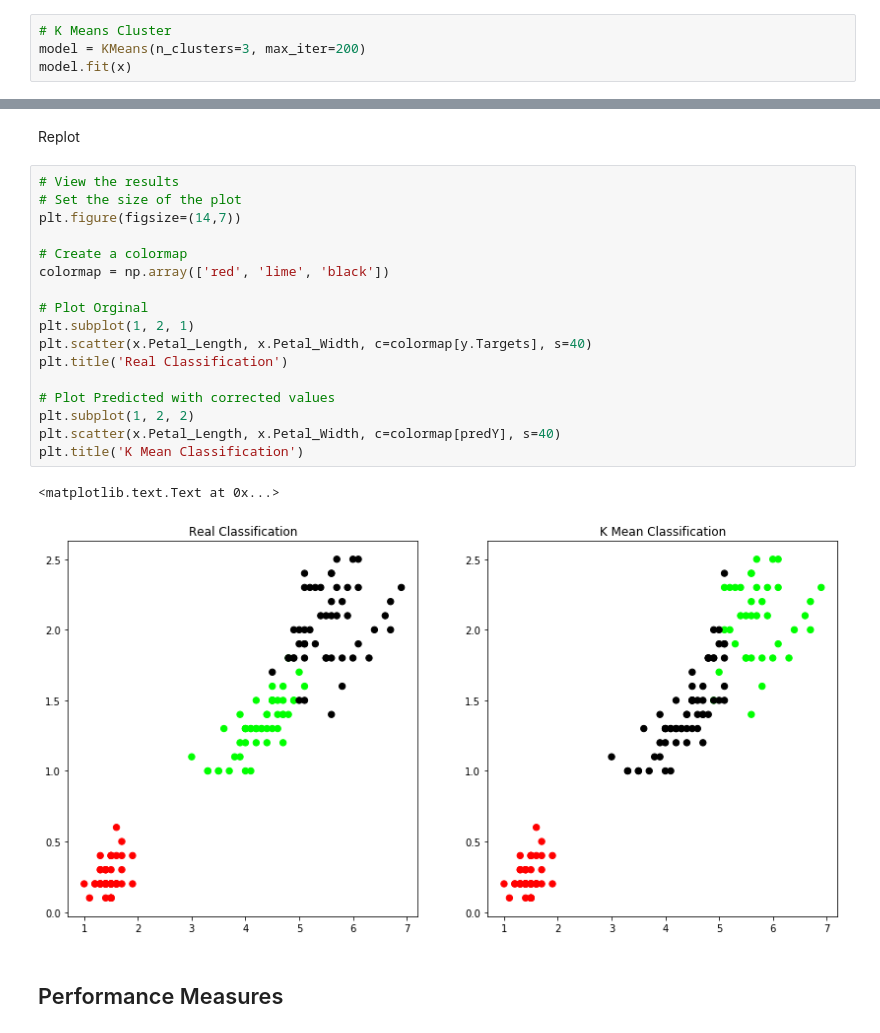
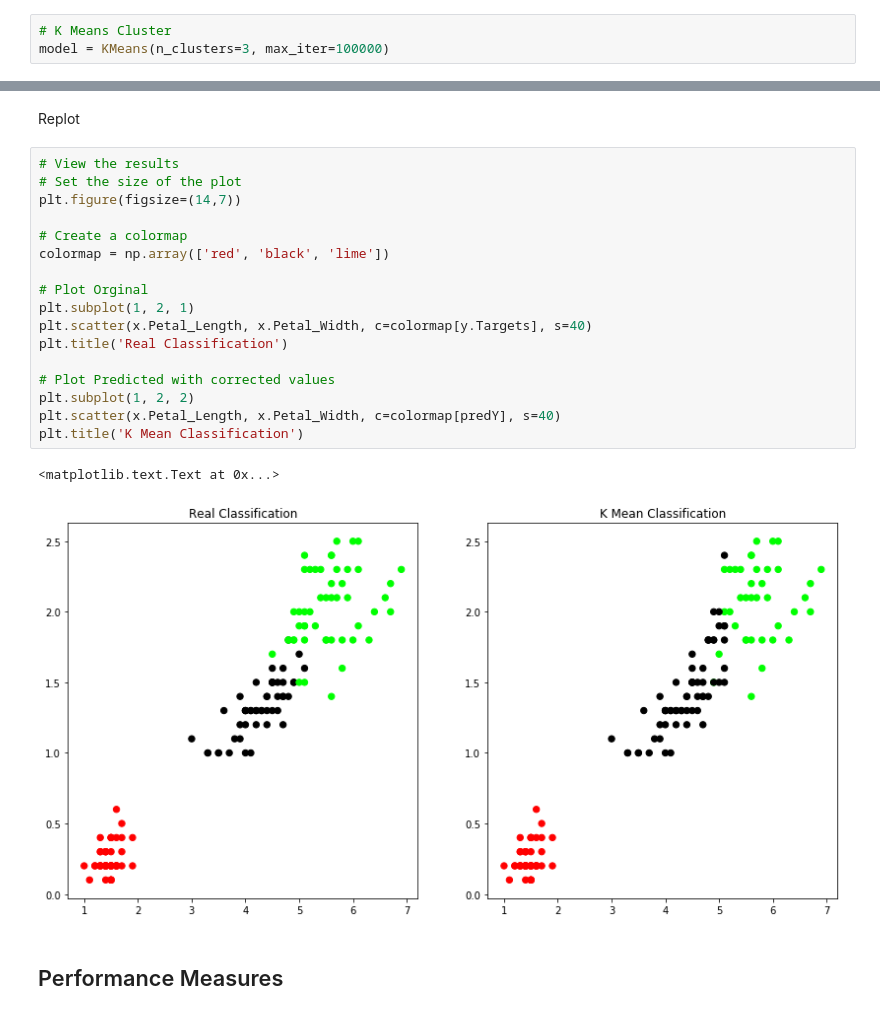
Before and after one commit to mstfldmr/IntelAIWorkshop, a Jupyter notebook: KMeansClustering.ipynb, the cells around one changed output, grey strips where cells are left out. Saved outputs shown, nothing was run; the diff lists cells and outputs as text.

```diff
--- a/KMeansClustering.ipynb
+++ b/KMeansClustering.ipynb
@@ -96,5 +117,4 @@ plt.title('Petal')
 ## Build the K Means Modelm
 # %%
 # K Means Cluster
-model = KMeans(n_clusters=3, max_iter=200)
-model.fit(x)
+model = KMeans(n_clusters=3, max_iter=100000)
@@ -180,23 +202,23 @@ Replot
 # %%
 # View the results
 # Set the size of the plot
 plt.figure(figsize=(14,7))
 
 # Create a colormap
-colormap = np.array(['red', 'lime', 'black'])
+colormap = np.array(['red', 'black', 'lime'])
 
 # Plot Orginal
 plt.subplot(1, 2, 1)
 plt.scatter(x.Petal_Length, x.Petal_Width, c=colormap[y.Targets], s=40)
 plt.title('Real Classification')
 
 # Plot Predicted with corrected values
 plt.subplot(1, 2, 2)
 plt.scatter(x.Petal_Length, x.Petal_Width, c=colormap[predY], s=40)
 plt.title('K Mean Classification')
 # %% [output]
 <matplotlib.text.Text at 0x...>
-[figure, old version]
+[figure, new version]
 # %% [markdown]
 ## Performance Measures
 # %% [markdown]
```
Also changed, not shown: parts of 9 cells of this notebook, 11 other files.
